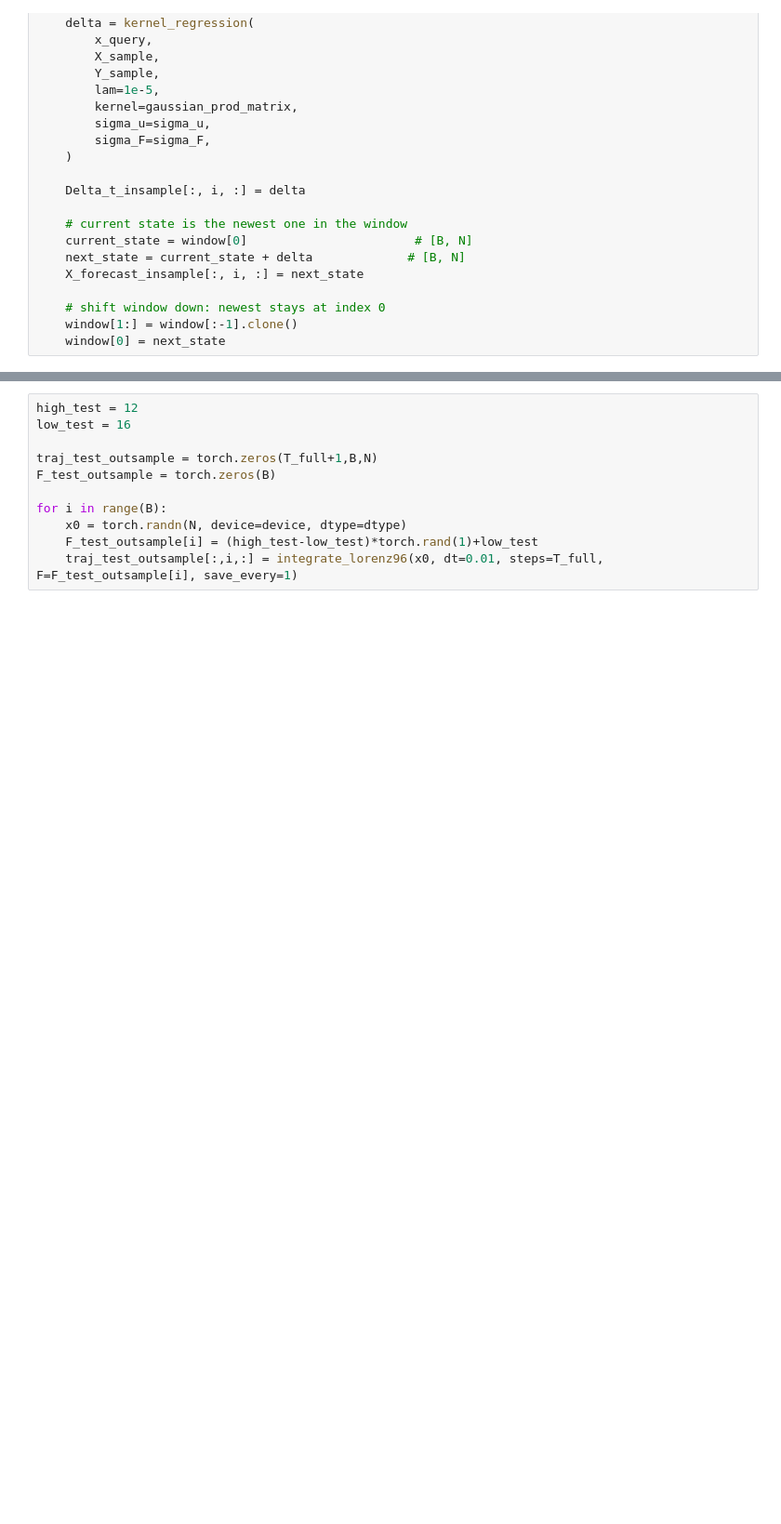
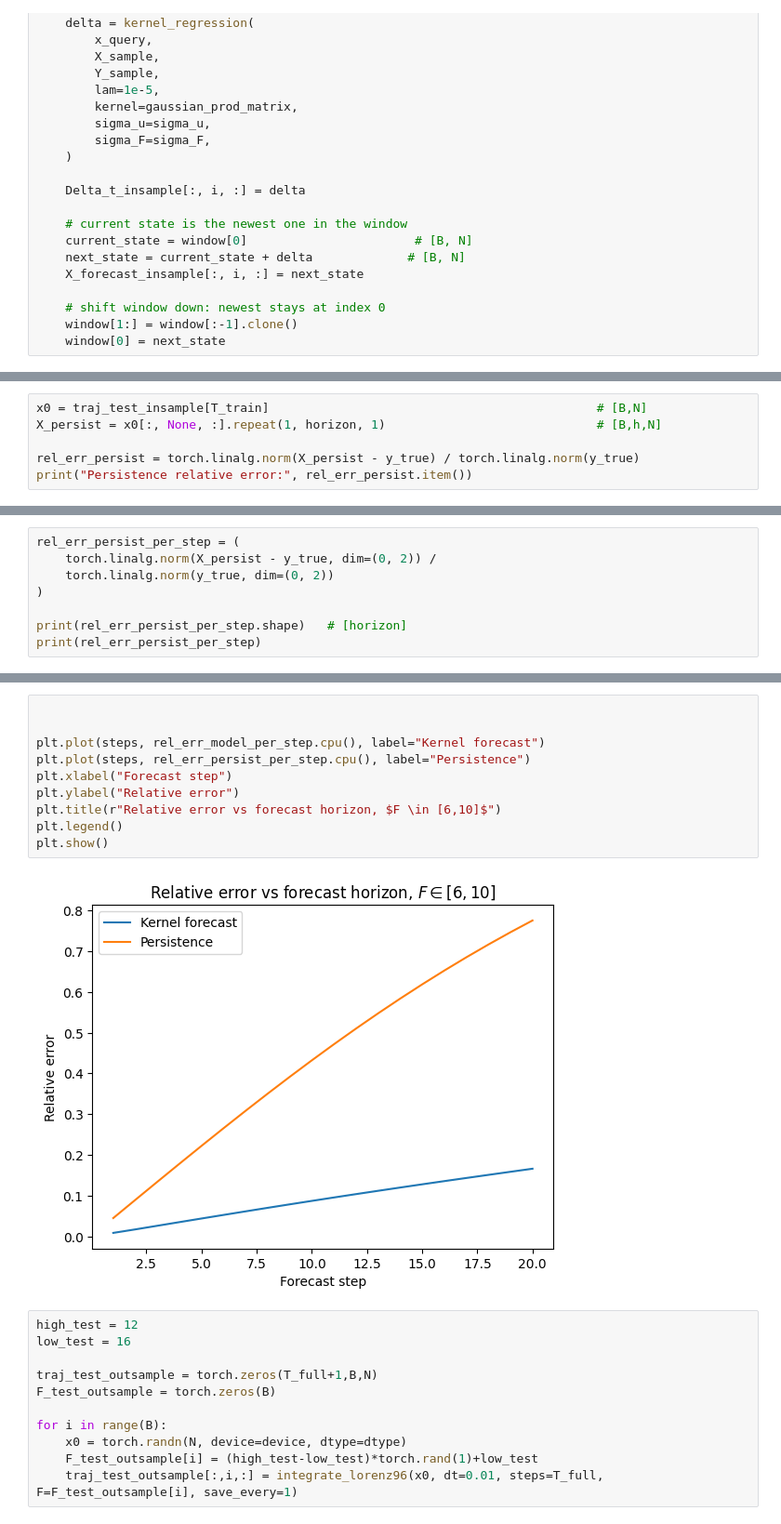
Before and after one commit to jonghyeon1998/KMD-Time-Series, a Jupyter notebook: experiments/Lorenz_96.ipynb, the cells around one changed output, grey strips where cells are left out. Shown at 93% size. Drawn from its saved outputs; the diff is of its cells as text; blank space fills up the shorter version.

```diff
--- a/experiments/Lorenz_96.ipynb
+++ b/experiments/Lorenz_96.ipynb
@@ -327,0 +347,6 @@ torch.Size([490, 100, 40])
+# %%
+x0 = traj_test_insample[T_train]                                             # [B,N]
+X_persist = x0[:, None, :].repeat(1, horizon, 1)                             # [B,h,N]
+
+rel_err_persist = torch.linalg.norm(X_persist - y_true) / torch.linalg.norm(y_true)
+print("Persistence relative error:", rel_err_persist.item())
@@ -327,0 +355,8 @@ torch.Size([490, 100, 40])
+# %%
+rel_err_persist_per_step = (
+    torch.linalg.norm(X_persist - y_true, dim=(0, 2)) /
+    torch.linalg.norm(y_true, dim=(0, 2))
+)
+
+print(rel_err_persist_per_step.shape)   # [horizon]
+print(rel_err_persist_per_step)
@@ -328,3 +428,15 @@ torch.Size([490, 100, 40])
+# %%
+
+
+plt.plot(steps, rel_err_model_per_step.cpu(), label="Kernel forecast")
+plt.plot(steps, rel_err_persist_per_step.cpu(), label="Persistence")
+plt.xlabel("Forecast step")
+plt.ylabel("Relative error")
+plt.title(r"Relative error vs forecast horizon, $F \in [6,10]$")
+plt.legend()
+plt.show()
+# %% [output]
+[figure, added]
 # %%
 high_test = 12
 low_test = 16
```
Also changed, not shown: parts of 39 cells of this notebook, 1 other file.
